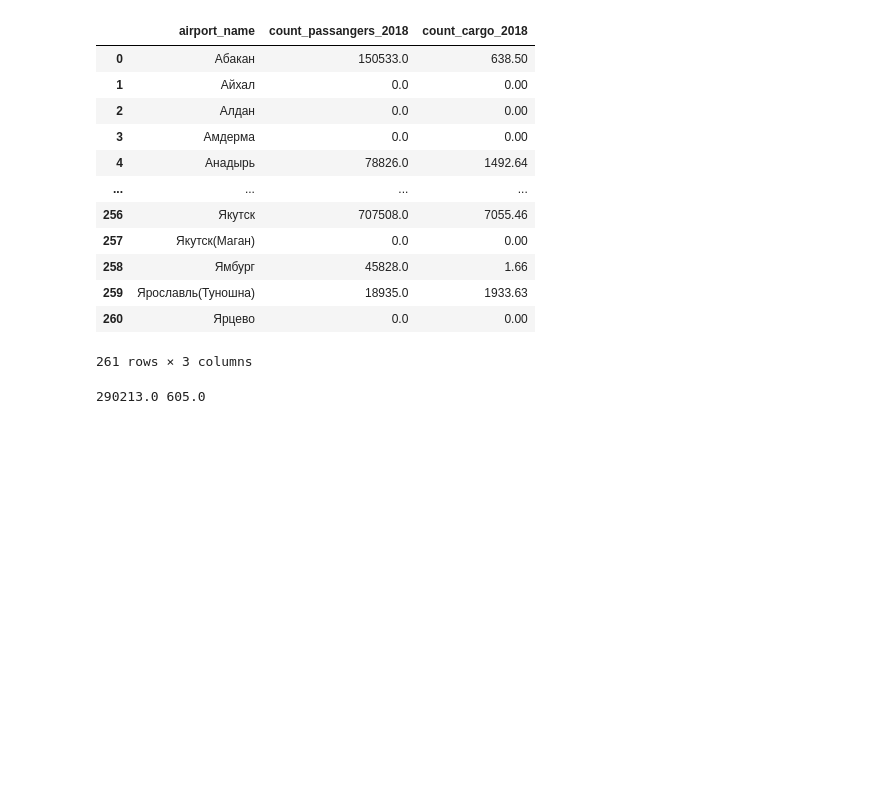
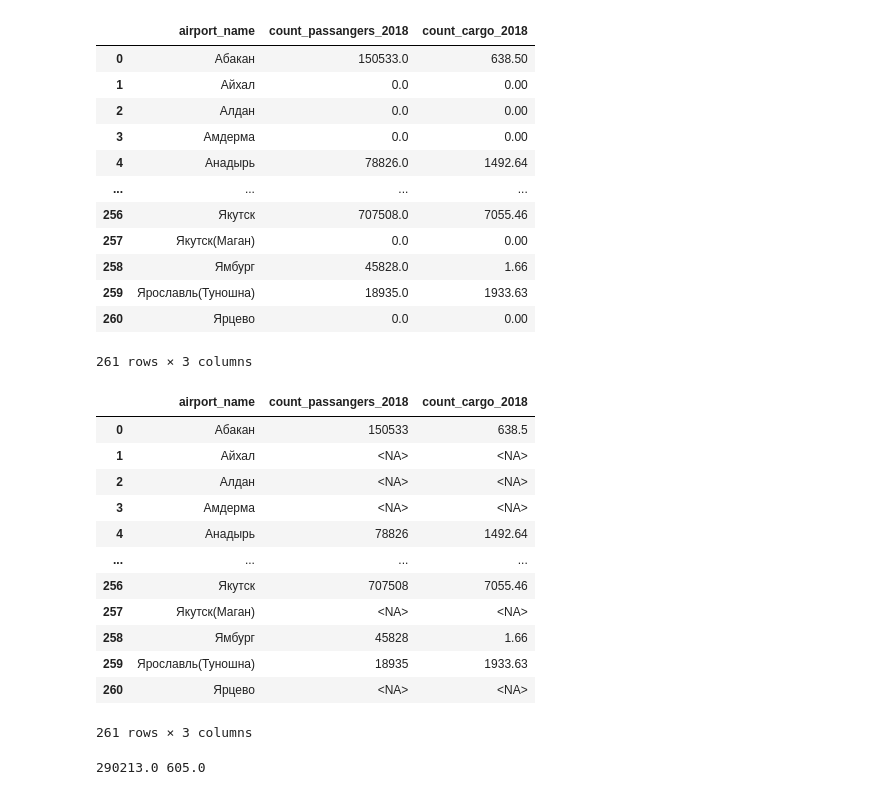
Before and after one commit to vindosVP/data_science, a Jupyter notebook: lab1/dz1.ipynb, the cells around one changed output. Saved outputs shown, nothing was run; the diff lists cells and outputs as text; code cells hidden in the pictures; blank space fills up the shorter version.

```diff
--- a/lab1/dz1.ipynb
+++ b/lab1/dz1.ipynb
@@ -143,7 +150,7 @@ list(airports['airport_name'].unique())
  'Внуково',
  'Шереметьево']
 # %%
-file_name = 'C:/nice_work/ds/air_stats/cargo transportation.csv'
+file_name = f'{path}/cargo transportation.csv'
 separator = ';'
 
 cargo_transportation = pd.read_csv(
@@ -258,7 +265,7 @@ cargos_2018
 261 rows × 2 columns
 # %%
 
-file_name = 'C:/nice_work/ds/air_stats/passenger transportation.csv'
+file_name = f'{path}/passenger transportation.csv'
 separator = ';'
 
 passenger_transportation = pd.read_csv(
@@ -421,4 +428,20 @@ pass_cargo_2018
 pass_cargo_2018['count_passangers_2018'] = pass_cargo_2018['count_passangers_2018'].astype(int)
 pass_cargo_2018['count_passangers_2018'] = pass_cargo_2018['count_passangers_2018'].apply(lambda x: pd.NA if x == 0 else x)
 pass_cargo_2018['count_cargo_2018'] = pass_cargo_2018['count_cargo_2018'].apply(lambda x: pd.NA if x == 0 else x)
+# %%
+pass_cargo_2018
+# %% [output]
+|  | airport_name | count_passangers_2018 | count_cargo_2018 |
+| 0 | Абакан | 150533 | 638.5 |
+| 1 | Айхал | <NA> | <NA> |
+| 2 | Алдан | <NA> | <NA> |
+| 3 | Амдерма | <NA> | <NA> |
+| 4 | Анадырь | 78826 | 1492.64 |
+| ... | ... | ... | ... |
+| 256 | Якутск | 707508 | 7055.46 |
+| 257 | Якутск(Маган) | <NA> | <NA> |
+| 258 | Ямбург | 45828 | 1.66 |
+| 259 | Ярославль(Туношна) | 18935 | 1933.63 |
+| 260 | Ярцево | <NA> | <NA> |
+261 rows × 3 columns
 # %%
```
Also changed, not shown: parts of 27 cells of this notebook.
